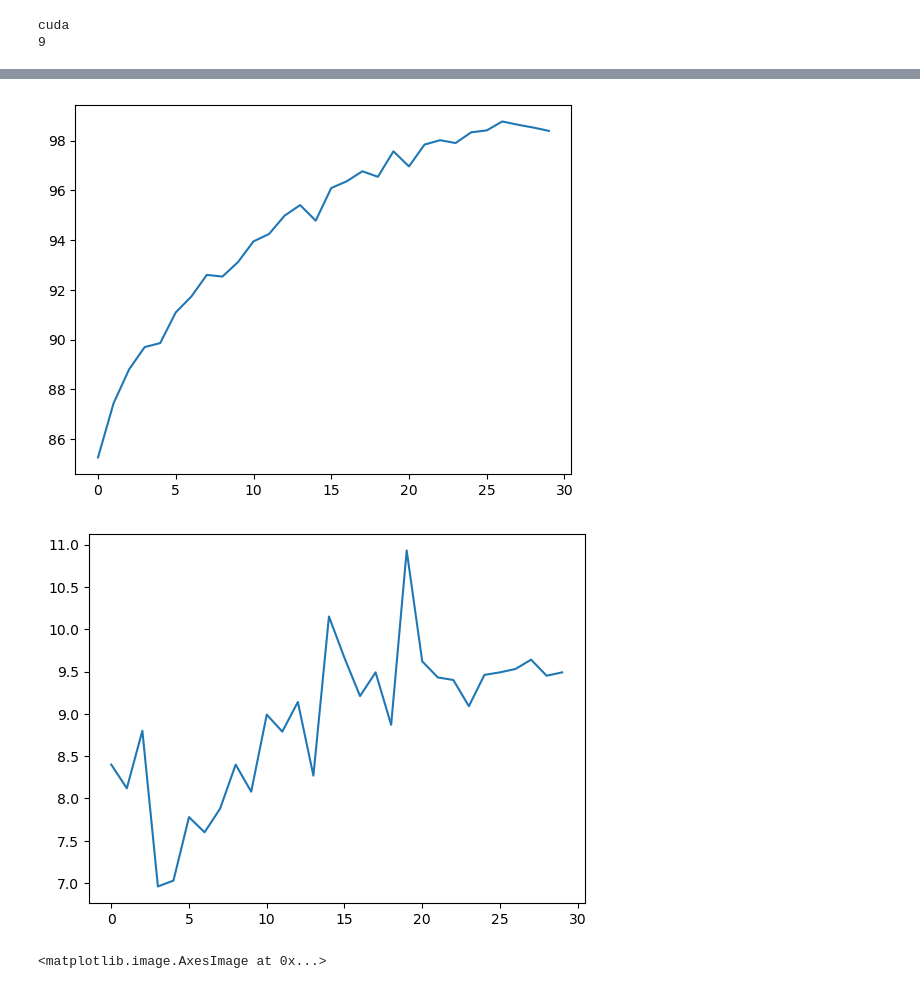
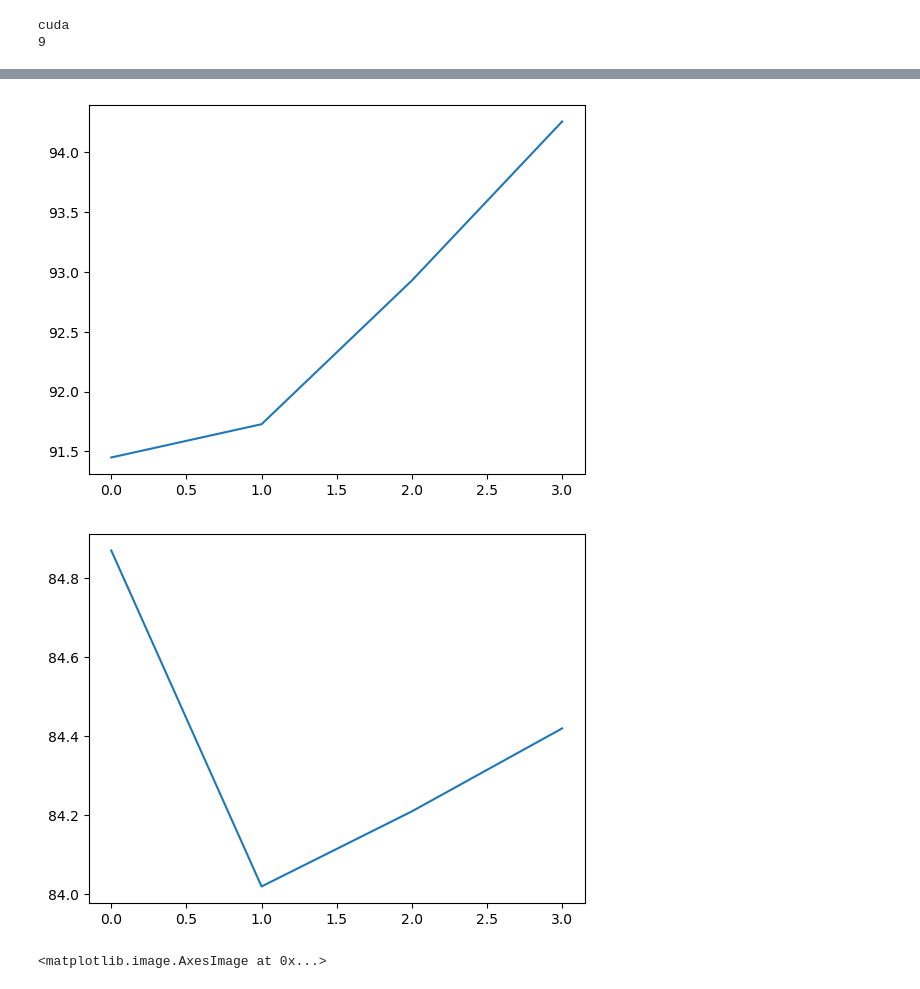
Before and after one commit to ethanh20009/ImageClassifier, a Jupyter notebook: fashion.ipynb, the cells around one changed output, grey strips where cells are left out. Drawn from its saved outputs; the diff is of its cells as text; code cells hidden in the pictures.

```diff
--- a/fashion.ipynb
+++ b/fashion.ipynb
@@ -13,7 +13,7 @@ device = torch.device('cuda' if torch.cuda.is_available() else 'cpu')
 print(device)
 
 trainDataset = torchvision.datasets.FashionMNIST("fashionDataset", train=True, download=True, transform=transforms.ToTensor())
-testDataset = torchvision.datasets.MNIST(root='./data', train=False, download=True, transform=transforms.ToTensor())
+testDataset = torchvision.datasets.FashionMNIST("fashionTrain", train=False, download=True, transform=transforms.ToTensor())
 
 
 x,y = trainDataset[0]
@@ -118,12 +177,13 @@ RisNN(
 )
 # %%
-epochs =30
-batchSize = 600
+epochs = 20
+batchSize = 1000
 dataloader = DataLoader(trainDataset, batch_size=batchSize, shuffle=True, num_workers=4)
-
+trainDataLoader = DataLoader(trainDataset, batch_size=batchSize, shuffle=False, num_workers=4)
+testDataLoader = DataLoader(testDataset, batch_size=batchSize, shuffle=False, num_workers=4)
 
 loss = torch.nn.CrossEntropyLoss()
-optimiser = torch.optim.Adam(model.parameters(), lr=1e-3, weight_decay=1e-3)
+optimiser = torch.optim.Adam(model.parameters(), lr=5e-4, weight_decay=1e-6)
 # %%
 from IPython.display import clear_output
 
@@ -145,35 +205,41 @@ for i in range(epochs):
         totalCost += cost.item()
 
         optimiser.step()
-    ##Plot acc
-    model.eval()
-    ySet = trainDataset.targets.to(device)
-    xSet = trainDataset.data.reshape(-1, 1, 28, 28)
-    xSet = xSet.to(device).to(torch.float)
-    modelOutput = model(xSet)
-
-    indexOut = torch.argmax(modelOutput, dim=1)
-    matches = indexOut == ySet
-    accuracy.append(matches.sum().item()*100/len(ySet))
-
-    plt.figure(figsize=(6,3))
-    plt.plot(accuracy)
-    plt.show()
-    print(i)
-    clear_output(wait=True)
-
     history.append(totalCost/len(trainDataset))
 
-    ##
-    ##Test validation set
-    model.eval()
-    ySet = testDataset.targets.to(device)
-    xSet = testDataset.data.reshape(-1, 1, 28, 28)
-    xSet = xSet.to(device).to(torch.float)
-    modelOutput = model(xSet)
-    indexOut = torch.argmax(modelOutput, dim=1)
-    matches = indexOut == ySet
-    validationAcc.append(matches.sum().item()*100/len(ySet))
+    if i % 5 == 0:
+        ##Plot acc
+        model.eval()
+        numRight = 0
+        for xBatch, yBatch in trainDataLoader:
+            xBatch = xBatch.to(device)
+            yBatch = yBatch.to(device)
+            y_this = model(xBatch)
+            indexOut = torch.argmax(y_this, dim=1)
+            matches = indexOut == yBatch
+            numRight += matches.sum().item()/len(yBatch)
+        accuracy.append((numRight*100)/len(trainDataLoader))
+
+        plt.figure(figsize=(6,3))
+        plt.plot(accuracy)
+        plt.show()
+        print(i)
+        clear_output(wait=True)
+
+        ##
+        ##Test validation set
+        model.eval()
+        numRight = 0
+        for xBatch, yBatch in testDataLoader:
+            xBatch = xBatch.to(device)
+            yBatch = yBatch.to(device)
+            y_this = model(xBatch)
+            indexOut = torch.argmax(y_this, dim=1)
+            matches = indexOut == yBatch
+            numRight += matches.sum().item()/len(yBatch)
+        validationAcc.append((numRight*100)/len(testDataLoader))
+
+
 plt.plot(history)
 plt.show()
 plt.plot(accuracy)
@@ -185,3 +251,3 @@ plt.show()
-[figure, old version]
+[figure, new version]
-[figure, old version]
+[figure, new version]
 # %%
```
Also changed, not shown: parts of 8 cells of this notebook, 3 other files.
